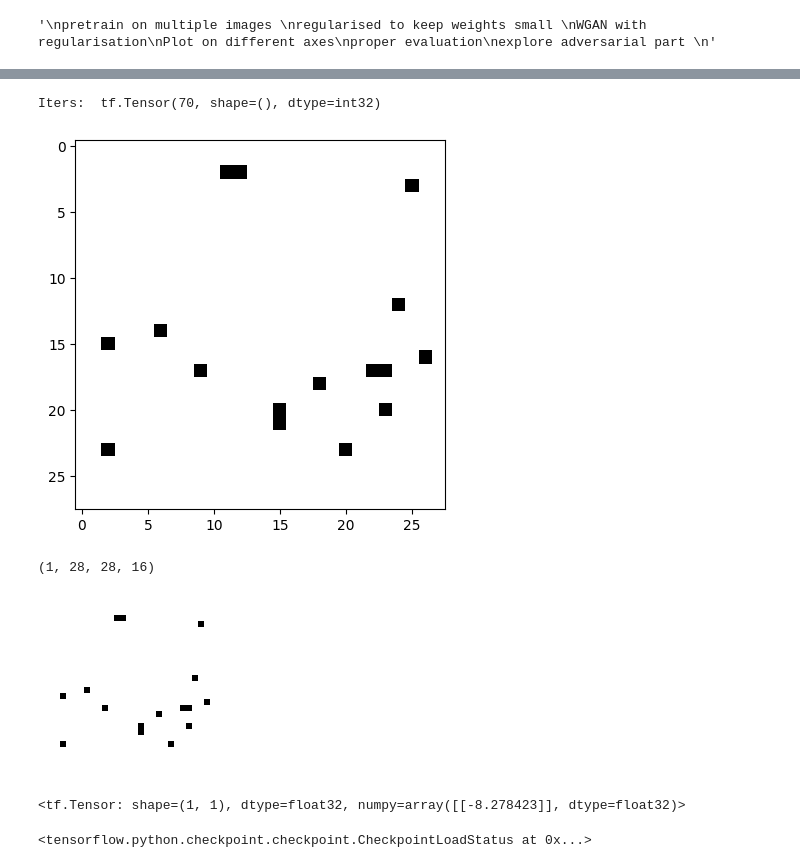
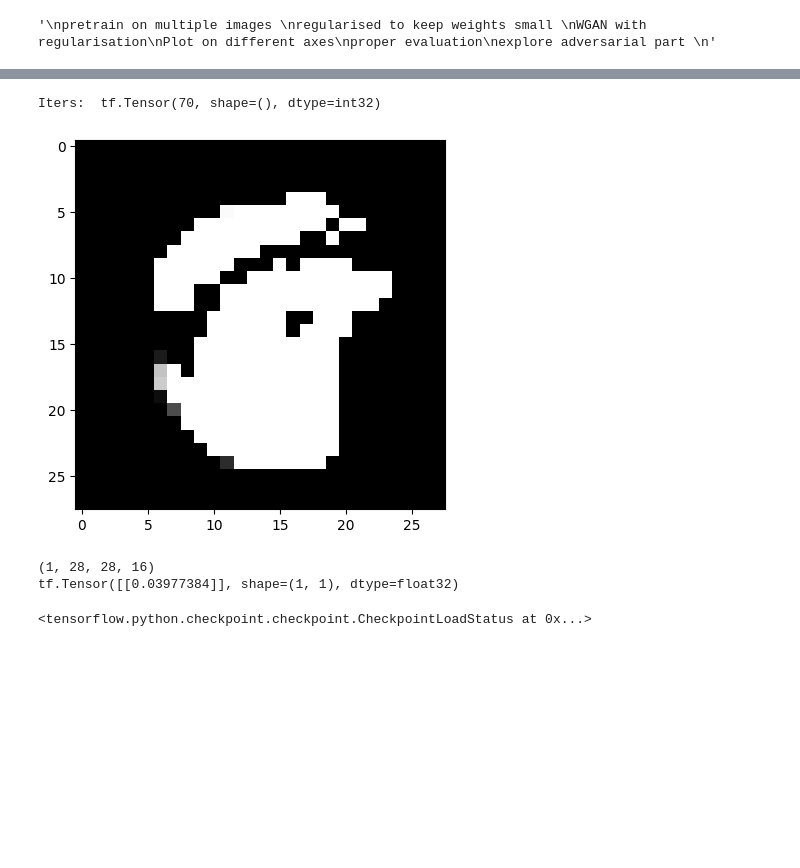
Before and after one commit to alfredbackhouse/3rd-year-project, a Jupyter notebook: 3rd_year_project.ipynb, the cells around one changed output, grey strips where cells are left out. Cells and saved outputs as stored; diff of their text form; code cells hidden in the pictures; blank space fills up the shorter version.

```diff
--- a/3rd_year_project.ipynb
+++ b/3rd_year_project.ipynb
@@ -204,7 +204,7 @@ plt.show()
 #@markdown These options configure the model to be used and train in this
 #@markdown notebook. Please refer to the article for more information.
 CHANNEL_N = 16 # Number of CA state channels
-CELL_FIRE_RATE = 1
+CELL_FIRE_RATE = 0.5
 
 EXPERIMENT_TYPE = "Growing" #@param ["Growing", "Persistent", "Regenerating"]
 EXPERIMENT_MAP = {"Growing":0, "Persistent":1, "Regenerating":2}
@@ -1075,14 +1124,13 @@ array([[-5.17134   ],
 # %%
 image = noisify(generate_and_save_images(generator,0,seed)[None,...], 0)
-print_image_sample(image[..., None])
+# print_image_sample(image[..., None])
 
-discriminator(image)
+print(tf.sigmoid(discriminator(image)))
 # %% [output]
 Iters:  tf.Tensor(70, shape=(), dtype=int32)
-[figure, old version]
+[figure, new version]
 (1, 28, 28, 16)
+tf.Tensor([[0.03977384]], shape=(1, 1), dtype=float32)
-[figure, removed]
-<tf.Tensor: shape=(1, 1), dtype=float32, numpy=array([[-8.278423]], dtype=float32)>
 # %%
 checkpoint.restore(tf.train.latest_checkpoint(checkpoint_dir))
 # %% [output]
```
Also changed, not shown: parts of 15 cells of this notebook.
